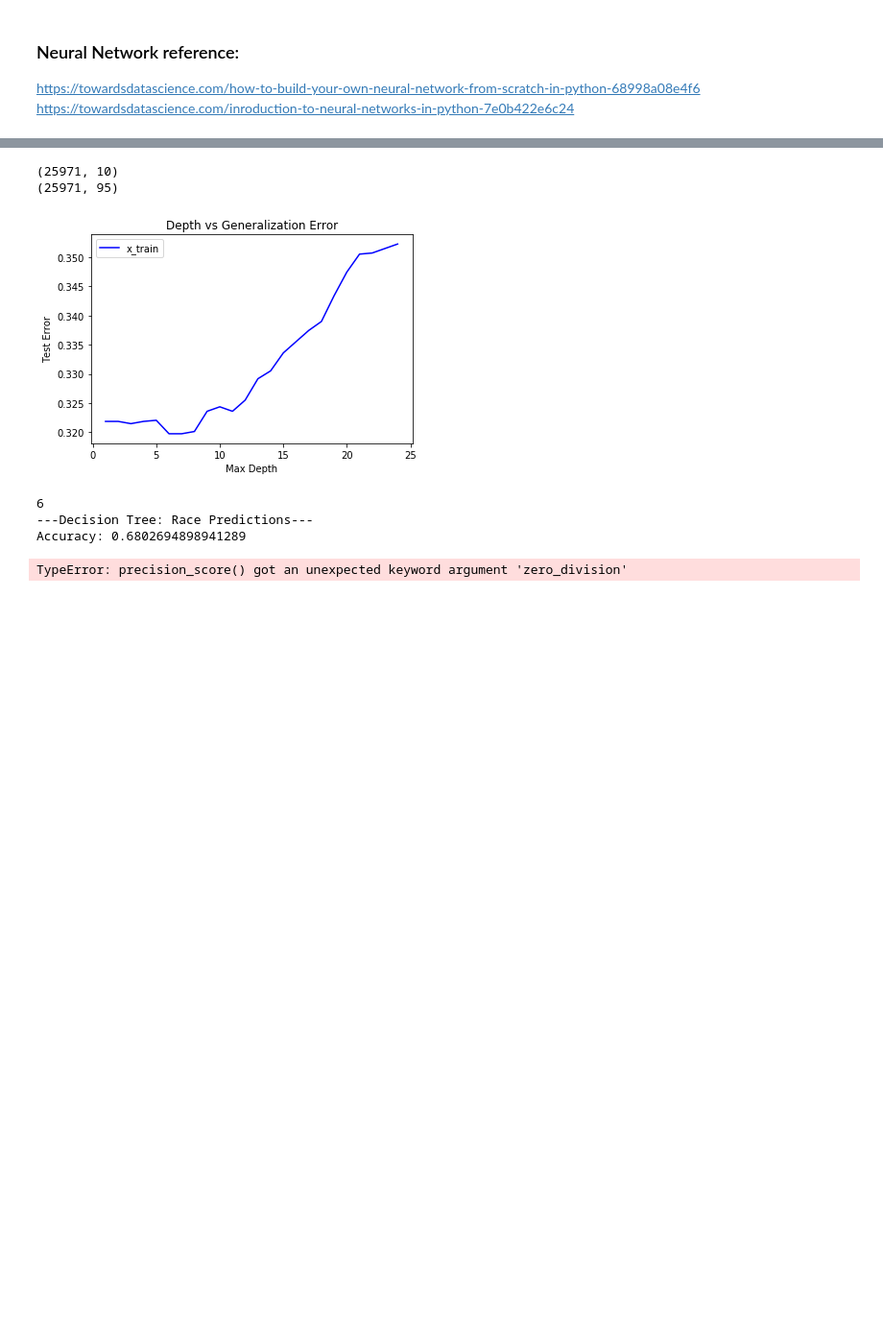
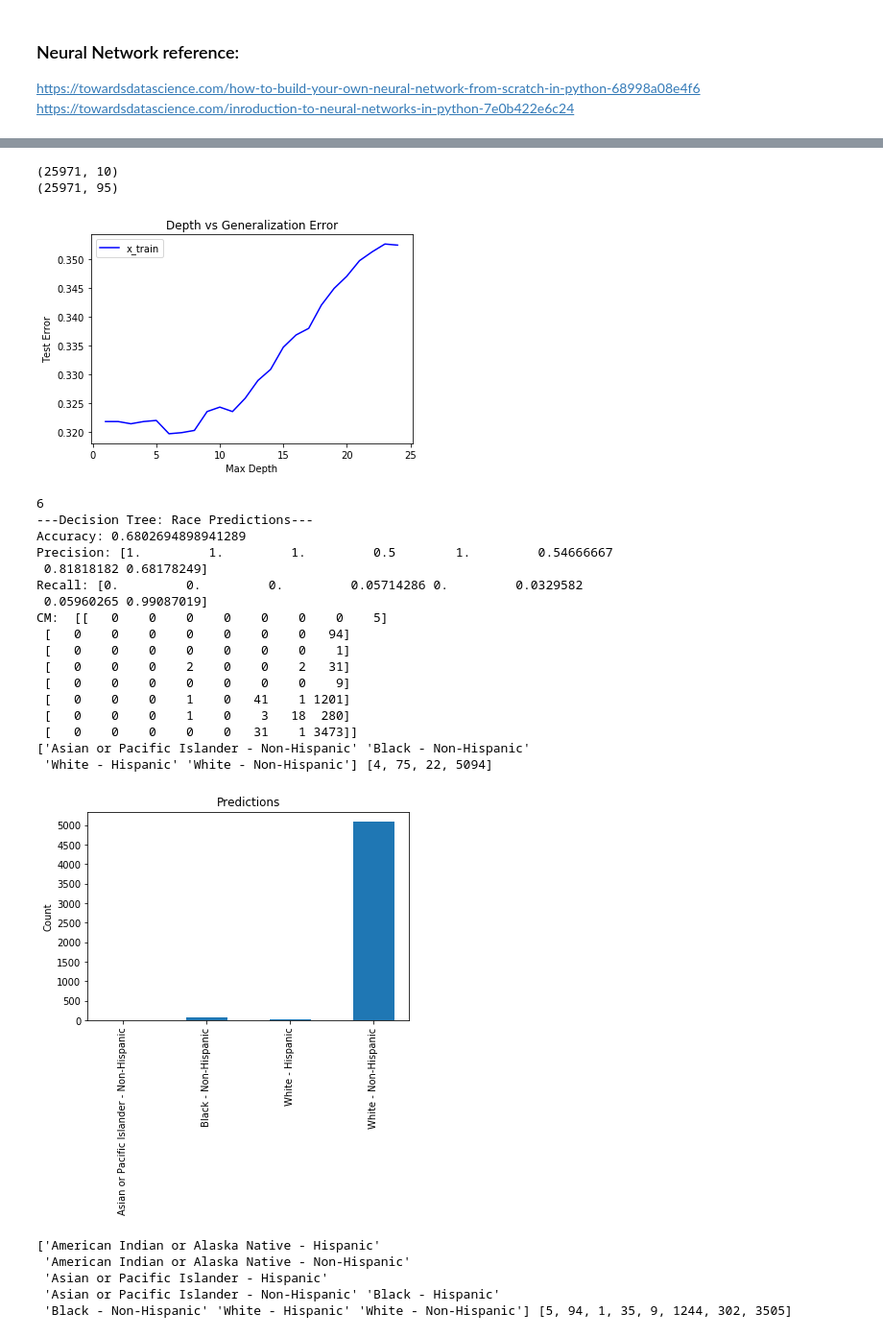
Before and after one commit to hlnwu/cse146FinalProject, a Jupyter notebook: Iowa_Data_Set.ipynb, the cells around one changed output, grey strips where cells are left out. Shown at 96% size. Saved outputs shown, nothing was run; the diff lists cells and outputs as text; code cells hidden in the pictures; blank space fills up the shorter version.

Commit message:
Fixed a chart

```diff
--- a/Iowa_Data_Set.ipynb
+++ b/Iowa_Data_Set.ipynb
@@ -339,46 +349,65 @@ print("CM: ", metrics.confusion_matrix(y_test, y_hat, labels=ethnic_list))
 
 plt.clf()
 arr = np.unique(y_hat)
-values = [0,0,0,0,0,0,0,0]
+values = [0,0,0,0]
 for entry in y_hat:
     for i in range(arr.size):
         if entry == arr[i]:
             values[i] += 1
 print(arr, values)
 width = 0.5
-ind = np.arange(8)
+ind = np.arange(len(values))
 p1 = plt.bar(ind, values, width)
 plt.title('Predictions')
 plt.ylabel('Count')
 plt.xticks(ind, arr, rotation=90)
 plt.yticks(np.arange(0, 5500, 500))
 plt.show()
 
 
 arr2 = np.unique(y_test)
-print(arr2)
+# print(arr2)
 values2 = [0,0,0,0,0,0,0,0]
 for entry in y_test.values:
 #     print(entry)
     for i in range(arr2.size):
         if entry == arr2[i]:
             values2[i] += 1
 print(arr2, values2)
 
 width = 0.5
 ind = np.arange(8)
 p1 = plt.bar(ind, values2, width)
 plt.title('Actual')
 plt.ylabel('Count')
 plt.xticks(ind, arr2, rotation=90)
 plt.yticks(np.arange(0, 5500, 500))
 
 plt.show()
 # %% [output]
 (25971, 10)
 (25971, 95)
-[figure, old version]
+[figure, new version]
 6
 ---Decision Tree: Race Predictions---
 Accuracy: 0.6802694898941289
+Precision: [1.         1.         1.         0.5        1.         0.54666667
+ 0.81818182 0.68178249]
+Recall: [0.         0.         0.         0.05714286 0.         0.0329582
+ 0.05960265 0.99087019]
+CM:  [[   0    0    0    0    0    0    0    5]
+ [   0    0    0    0    0    0    0   94]
+ [   0    0    0    0    0    0    0    1]
+ [   0    0    0    2    0    0    2   31]
+ [   0    0    0    0    0    0    0    9]
+ [   0    0    0    1    0   41    1 1201]
+ [   0    0    0    1    0    3   18  280]
+ [   0    0    0    0    0   31    1 3473]]
+['Asian or Pacific Islander - Non-Hispanic' 'Black - Non-Hispanic'
+ 'White - Hispanic' 'White - Non-Hispanic'] [4, 75, 22, 5094]
+[figure, added]
-TypeError: precision_score() got an unexpected keyword argument 'zero_division'
+['American Indian or Alaska Native - Hispanic'
+ 'American Indian or Alaska Native - Non-Hispanic'
+ 'Asian or Pacific Islander - Hispanic'
+ 'Asian or Pacific Islander - Non-Hispanic' 'Black - Hispanic'
+ 'Black - Non-Hispanic' 'White - Hispanic' 'White - Non-Hispanic'] [5, 94, 1, 35, 9, 1244, 302, 3505]
```
Also changed, not shown: parts of 4 cells of this notebook.
